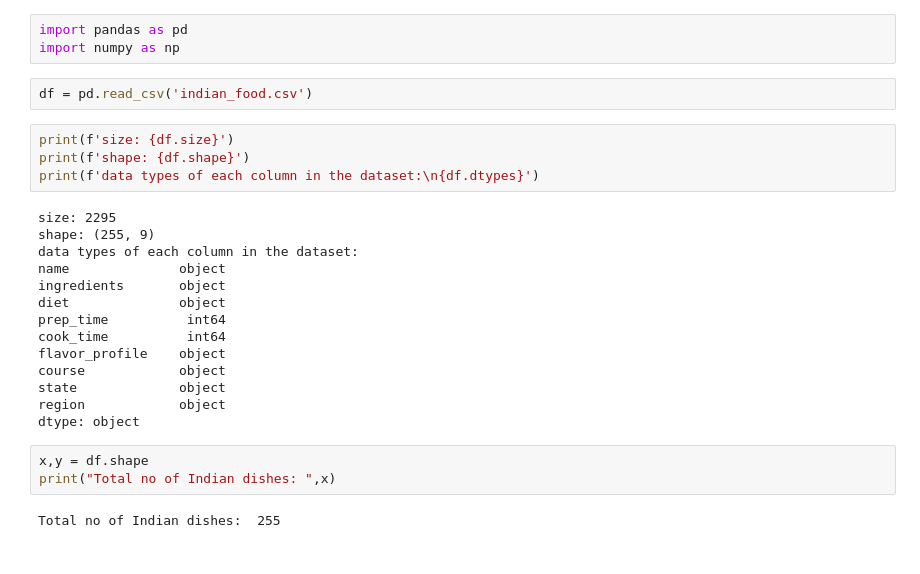
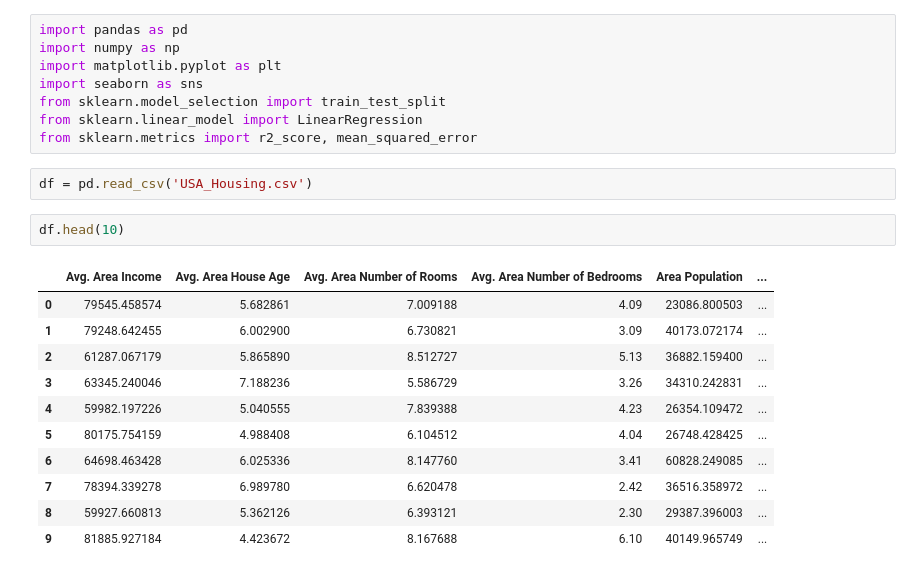
Before and after one commit to AnirbaanGhatak/Machine-Learning, a Jupyter notebook: exp.ipynb, the cells around one changed output. Drawn from its saved outputs; the diff is of its cells as text.

```diff
--- a/exp.ipynb
+++ b/exp.ipynb
@@ -1,28 +1,24 @@
-# %%
-import pandas as pd
-import numpy as np
+# %%
+import pandas as pd
+import numpy as np
+import matplotlib.pyplot as plt
+import seaborn as sns
+from sklearn.model_selection import train_test_split
+from sklearn.linear_model import LinearRegression
+from sklearn.metrics import r2_score, mean_squared_error
 # %%
-df = pd.read_csv('indian_food.csv')
+df = pd.read_csv('USA_Housing.csv')
-# %%
-print(f'size: {df.size}')
-print(f'shape: {df.shape}')
-print(f'data types of each column in the dataset:\n{df.dtypes}')
-# %% [output]
-size: 2295
-shape: (255, 9)
-data types of each column in the dataset:
-name              object
-ingredients       object
-diet              object
-prep_time          int64
-cook_time          int64
-flavor_profile    object
-course            object
-state             object
-region            object
-dtype: object
-# %%
-x,y = df.shape
-print("Total no of Indian dishes: ",x)
-# %% [output]
-Total no of Indian dishes:  255
+# %%
+df.head(10)
+# %% [output]
+|  | Avg. Area Income | Avg. Area House Age | Avg. Area Number of Rooms | Avg. Area Number of Bedrooms | Area Population | ... |
+| 0 | 79545.458574 | 5.682861 | 7.009188 | 4.09 | 23086.800503 | ... |
+| 1 | 79248.642455 | 6.002900 | 6.730821 | 3.09 | 40173.072174 | ... |
+| 2 | 61287.067179 | 5.865890 | 8.512727 | 5.13 | 36882.159400 | ... |
+| 3 | 63345.240046 | 7.188236 | 5.586729 | 3.26 | 34310.242831 | ... |
+| 4 | 59982.197226 | 5.040555 | 7.839388 | 4.23 | 26354.109472 | ... |
+| 5 | 80175.754159 | 4.988408 | 6.104512 | 4.04 | 26748.428425 | ... |
+| 6 | 64698.463428 | 6.025336 | 8.147760 | 3.41 | 60828.249085 | ... |
+| 7 | 78394.339278 | 6.989780 | 6.620478 | 2.42 | 36516.358972 | ... |
+| 8 | 59927.660813 | 5.362126 | 6.393121 | 2.30 | 29387.396003 | ... |
+| 9 | 81885.927184 | 4.423672 | 8.167688 | 6.10 | 40149.965749 | ... |
```
Also changed, not shown: parts of 18 cells of this notebook, 3 other files.
